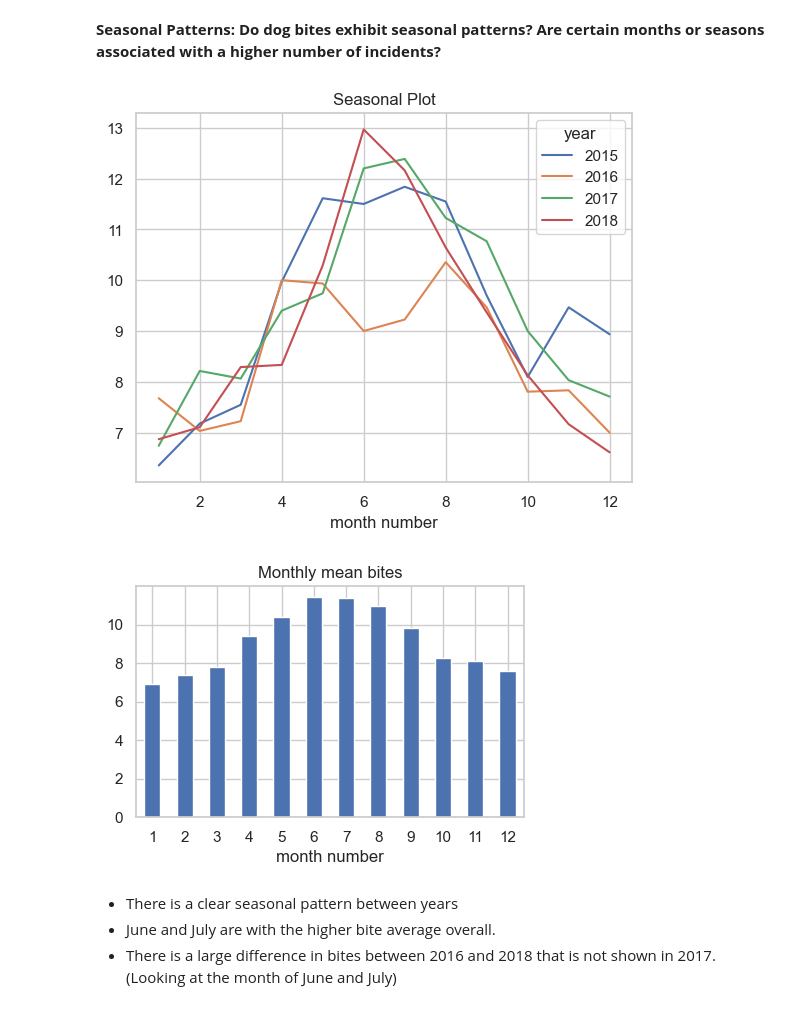
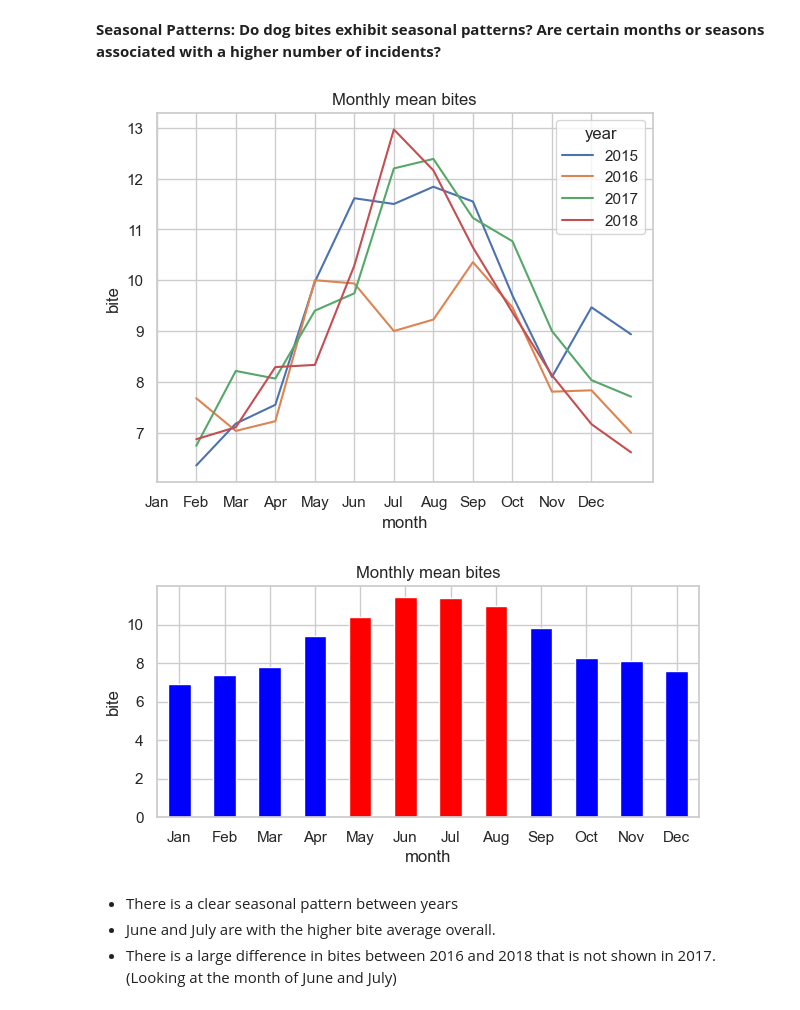
Before and after one commit to MigashaneVictoire/new_york_city_dog_bites, a Jupyter notebook: explore.ipynb, the cells around one changed output. Cells and saved outputs as stored; diff of their text form; code cells hidden in the pictures.

```diff
--- a/explore.ipynb
+++ b/explore.ipynb
@@ -96,20 +99,31 @@ plt.show()
 # %% [markdown]
 **Seasonal Patterns: Do dog bites exhibit seasonal patterns? Are certain months or seasons associated with a higher number of incidents?**
 # %%
+# name of month to choose from
+x_labes = x_labels = ['Jan', 'Feb', 'Mar', 'Apr', 'May', 'Jun', 'Jul', 'Aug', 'Sep', 'Oct', 'Nov', 'Dec']
+
 # .unstack turns an index level into columns
-train.groupby(["year","month number"]).bite.mean().unstack(0).plot(title='Seasonal Plot')
+train.groupby(["year","month number"]).bite.mean().unstack(0).plot(title='Monthly mean bites')
+plt.xticks(range(12), x_labels)
+plt.xlabel("month")
+plt.ylabel("bite")
 plt.show()
 # %% [output]
-[figure, old version]
+[figure, new version]
 # %%
+colors = ['blue', 'blue', 'blue', 'blue', 'red', 'red', 'red', 'red', 'blue', 'blue', 'blue', 'blue']
+
 # Yearly mean bits
-plt.figure(figsize=(5,3))
-train.groupby("month number").bite.mean().plot(kind="bar")
+plt.figure(figsize=(7,3))
+train.groupby("month number").bite.mean().plot(kind="bar", color=colors)
 plt.title("Monthly mean bites")
+plt.xticks(range(12), x_labels)
+plt.xlabel("month")
+plt.ylabel("bite")
 plt.xticks(rotation=0)
 plt.show()
 # %% [output]
-[figure, old version]
+[figure, new version]
 # %% [markdown]
 - There is a clear seasonal pattern between years
 - June and July are with the higher bite average overall.
```
Also changed, not shown: parts of 14 cells of this notebook, 3 other files.
